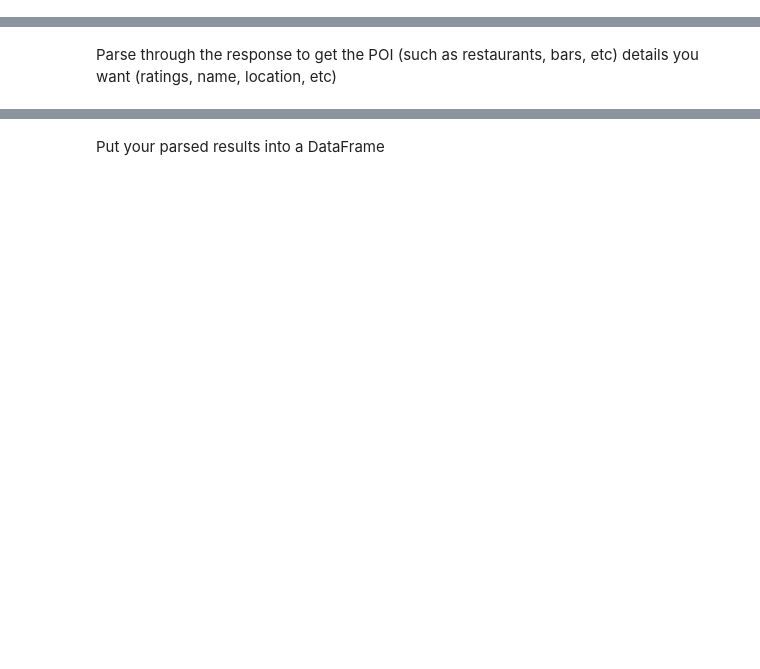
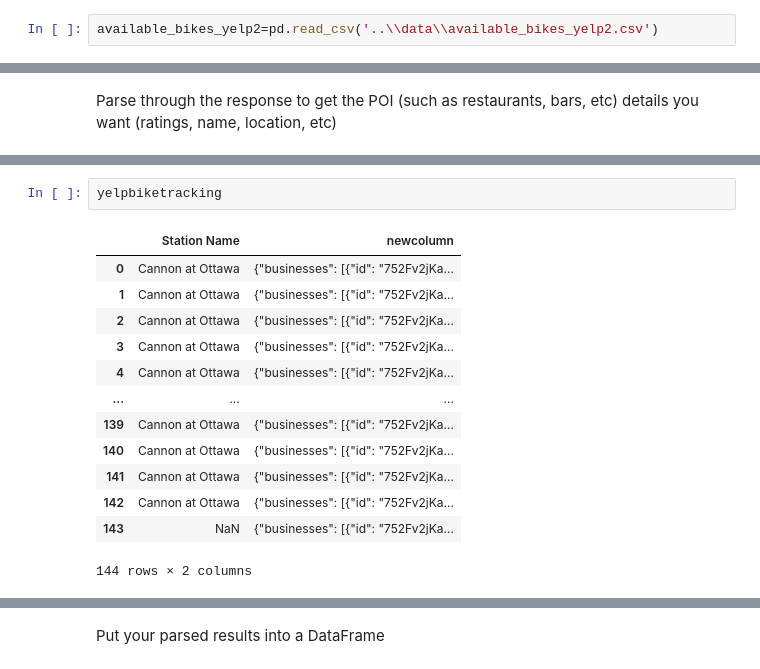
Before and after one commit to Goraw11/Statistical-Modelling-Project-Goraw11, a Jupyter notebook: notebooks/yelp_foursquare_EDA.ipynb, the cells around one changed output, grey strips where cells are left out. Saved outputs shown, nothing was run; the diff lists cells and outputs as text; blank space fills up the shorter version.

```diff
--- a/notebooks/yelp_foursquare_EDA.ipynb
+++ b/notebooks/yelp_foursquare_EDA.ipynb
@@ -234,0 +283,2 @@ Send a request to Yelp with a small radius (1000m) for all the bike stations in
+# %%
+available_bikes_yelp2=pd.read_csv('..\\data\\available_bikes_yelp2.csv')
@@ -236,0 +373,16 @@ Parse through the response to get the POI (such as restaurants, bars, etc) detai
+# %%
+yelpbiketracking
+# %% [output]
+|  | Station Name | newcolumn |
+| 0 | Cannon at Ottawa | {"businesses": [{"id": "752Fv2jKa... |
+| 1 | Cannon at Ottawa | {"businesses": [{"id": "752Fv2jKa... |
+| 2 | Cannon at Ottawa | {"businesses": [{"id": "752Fv2jKa... |
+| 3 | Cannon at Ottawa | {"businesses": [{"id": "752Fv2jKa... |
+| 4 | Cannon at Ottawa | {"businesses": [{"id": "752Fv2jKa... |
+| ... | ... | ... |
+| 139 | Cannon at Ottawa | {"businesses": [{"id": "752Fv2jKa... |
+| 140 | Cannon at Ottawa | {"businesses": [{"id": "752Fv2jKa... |
+| 141 | Cannon at Ottawa | {"businesses": [{"id": "752Fv2jKa... |
+| 142 | Cannon at Ottawa | {"businesses": [{"id": "752Fv2jKa... |
+| 143 | NaN | {"businesses": [{"id": "752Fv2jKa... |
+144 rows × 2 columns
```
Also changed, not shown: parts of 13 cells of this notebook, 2 other files.
